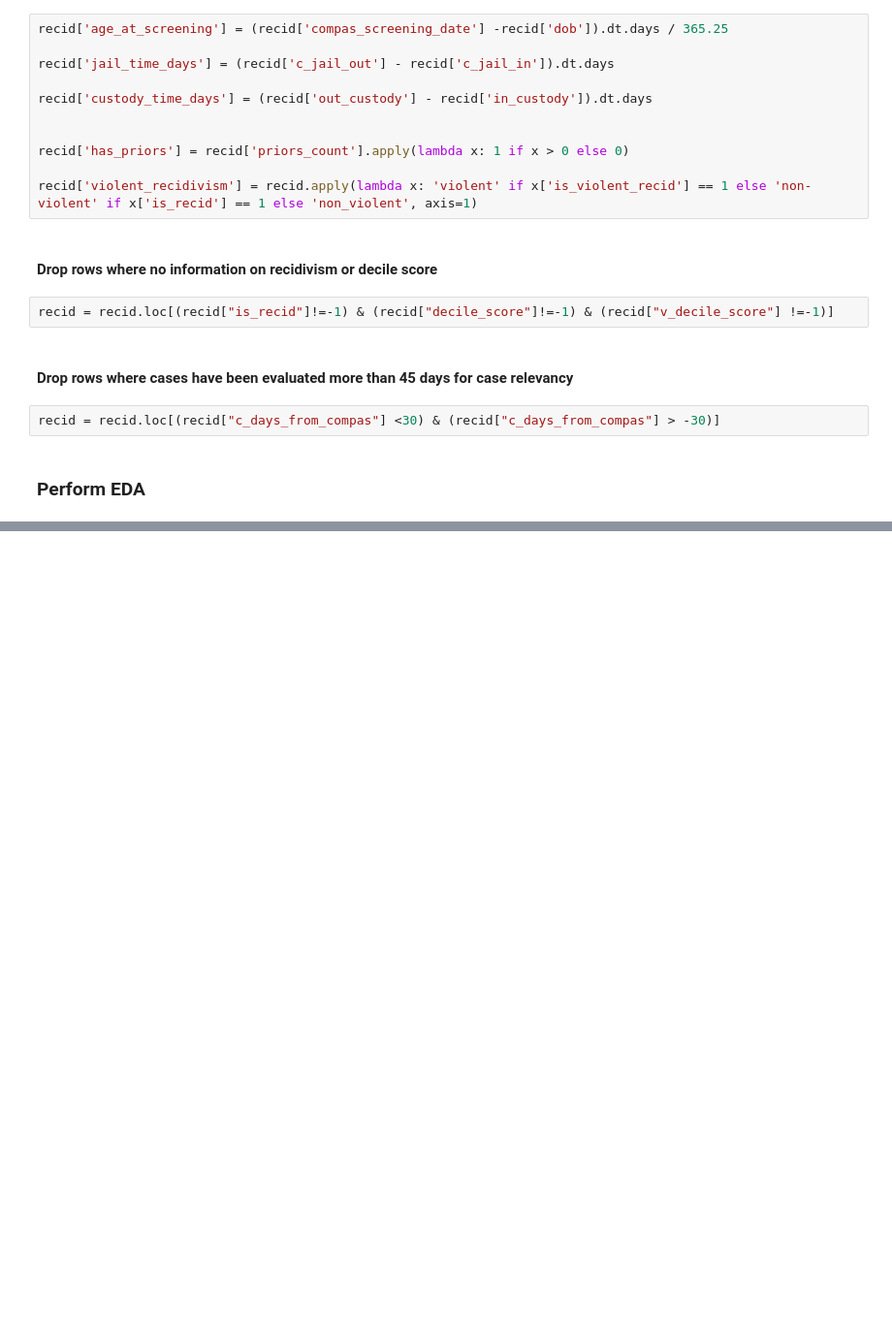
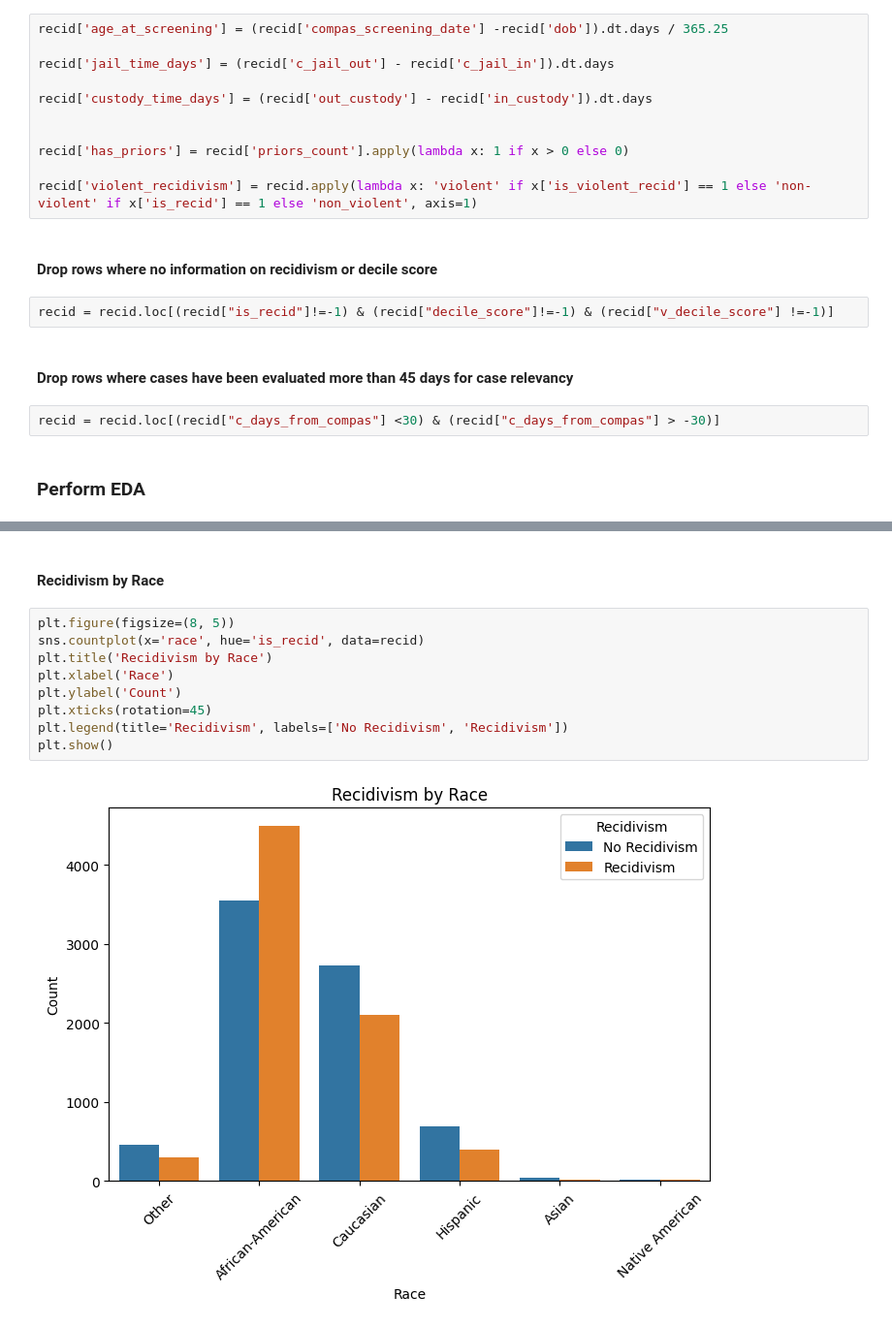
Before and after one commit to surven02/recidivism-analysis, a Jupyter notebook: recidivism_analysis.ipynb, the cells around one changed output, grey strips where cells are left out. Shown at 97% size. Drawn from its saved outputs; the diff is of its cells as text; blank space fills up the shorter version.

```diff
--- a/recidivism_analysis.ipynb
+++ b/recidivism_analysis.ipynb
@@ -178,0 +190,13 @@ recid = recid.loc[(recid["c_days_from_compas"] <30) & (recid["c_days_from_compas
+# %% [markdown]
+#### Recidivism by Race
+# %%
+plt.figure(figsize=(8, 5))
+sns.countplot(x='race', hue='is_recid', data=recid)
+plt.title('Recidivism by Race')
+plt.xlabel('Race')
+plt.ylabel('Count')
+plt.xticks(rotation=45)
+plt.legend(title='Recidivism', labels=['No Recidivism', 'Recidivism'])
+plt.show()
+# %% [output]
+[figure, added]
```
Also changed, not shown: parts of 15 cells of this notebook.
